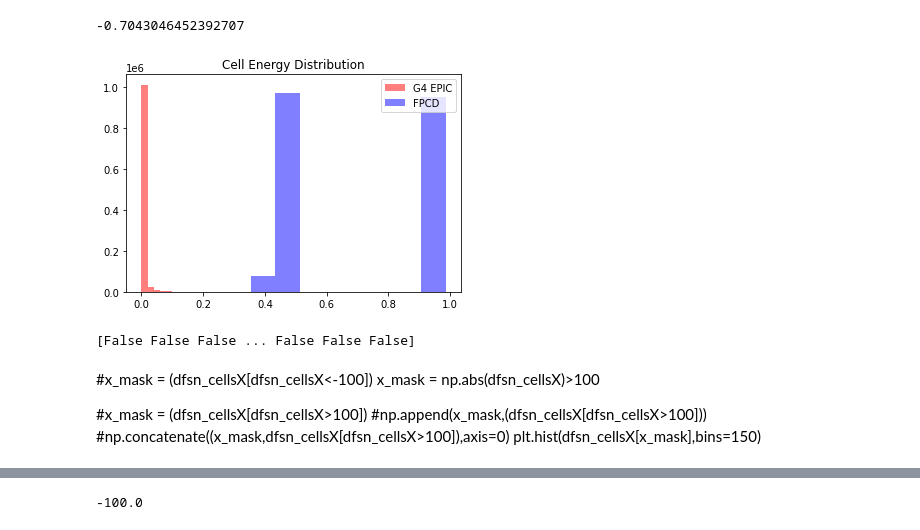
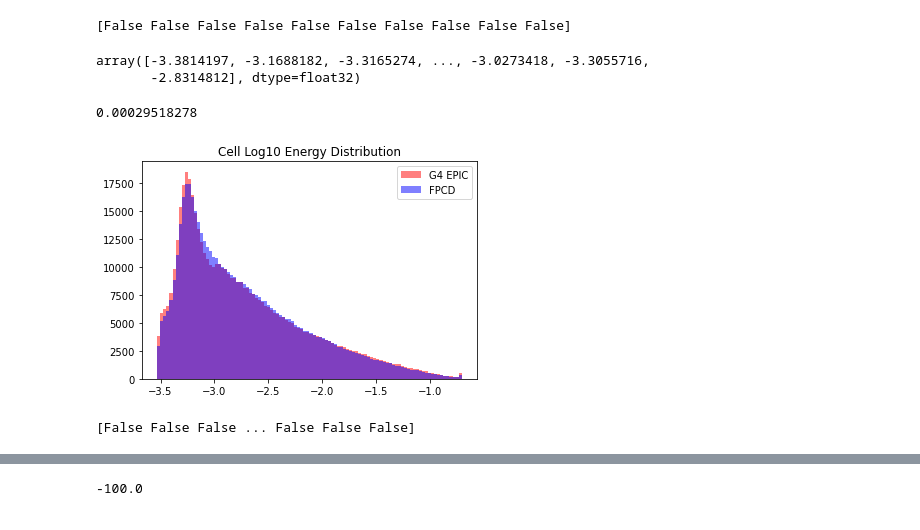
Before and after one commit to ftoralesacosta/GSGM_for_EIC_Calo, a Jupyter notebook: scripts/Compare_Geant_Diffussion.ipynb, the cells around one changed output, grey strips where cells are left out. Saved outputs shown, nothing was run; the diff lists cells and outputs as text; code cells hidden in the pictures.

```diff
--- a/scripts/Compare_Geant_Diffussion.ipynb
+++ b/scripts/Compare_Geant_Diffussion.ipynb
@@ -5,7 +6,22 @@ import matplotlib.pyplot as plt
 # %%
-geant4_name = "improved_200cells_FPCD.hdf5"
+#geant4_name = "improved_200cells_FPCD.hdf5"
+#geant4_name = "smeared_200cells_FPCD.hdf5"
+#geant4_name = 'improvedMIP_200cells_FPCD.hdf5'
+#geant4_name = "smeared_20keV_200cells_FPCD.hdf5"
+#geant4_name = "newMIP_smeared_20keV_200cells_FPCD.hdf5"
+geant4_name = "G4_Discrete.h5"
+
+
 #diffusion_name = "GSGM_MaskedMean.h5"
-diffusion_name = "GSGM.h5"
+#diffusion_name = "GSGM_spikes.h5"
+#diffusion_name = "GSGM_nospikes_300Epochs.h5"
+#diffusion_name = "GSGM.h5"
+diffusion_name = "GSGM_Discrete.h5"
+
+
+#diffusion_name = "GSGM_Discrete.h5"
+#diffusion_name = "GSGM_norevert.h5"
+#diffusion_name = "GSGM_Discrete.h5"
 
 g4 = h5py.File(geant4_name, 'r')
 dfsn = h5py.File(diffusion_name,'r')
@@ -32,0 +39,4 @@ print(np.shape(g4['hcal_cells']))
+# %%
+MASK = g4['hcal_cells'][:nevts,:,-1] == 1
+not_MASK = g4['hcal_cells'][:nevts,:,-1] == 0
+neg_MASK = g4['hcal_cells'][:nevts,:,-1] == -0
@@ -33,32 +53,38 @@ print(np.shape(g4['hcal_cells']))
+# %%
+MASK = np.ravel(MASK)
+not_MASK = np.ravel(not_MASK)
+neg_MASK = np.ravel(neg_MASK)
+# %%
+print(MASK[-10:])
+# %% [output]
+[False False False False False False False False False False]
 # %%
 g4_cellsE = np.ravel(g4['hcal_cells'][:nevts,:,0])
 dfsn_cellsE = np.ravel(dfsn['cell_features'][:,:,0])
 
 mask = g4_cellsE != 0.0
 mask_dfsn = dfsn_cellsE != 0
+
+np.log10(g4_cellsE[mask])
+# %% [output]
+array([-3.3814197, -3.1688182, -3.3165274, ..., -3.0273418, -3.3055716,
+       -2.8314812], dtype=float32)
-# %%
-print(np.min(dfsn_cellsE[mask_dfsn]))
-# %% [output]
--0.7043046452392707
+# %%
+np.min(g4_cellsE[mask])
+# %% [output]
+0.00029518278
 # %%
-cellsE_bins = np.linspace(0,0.001,20)
-plt.hist(np.ravel(g4_cellsE[mask]),alpha=0.5,label="G4 EPIC",color="red")
-plt.hist(np.ravel(10**dfsn_cellsE[mask_dfsn]),alpha=0.5,label="FPCD",color="blue")
-#plt.ylim(0,0.2e6)
+cellsE_bins = np.linspace(0,0.001,200)
+
+plt.hist(np.ravel((np.log10(g4_cellsE[MASK]))),bins=100,alpha=0.5,label="G4 EPIC",color="red")
+plt.hist(np.ravel(dfsn_cellsE[mask_dfsn]),bins=100,alpha=0.5,label="FPCD",color="blue")
+#plt.ylim(0,0.8e7)
 plt.legend()
-_ = plt.title("Cell Energy Distribution")
+_ = plt.title("Cell Log10 Energy Distribution")
 plt.savefig("CellE.pdf")
 # %% [output]
-[figure, old version]
+[figure, new version]
 # %%
 print(g4_cellsE[mask]==0)
 # %% [output]
 [False False False ... False False False]
-# %% [markdown]
-#x_mask = (dfsn_cellsX[dfsn_cellsX<-100])
-x_mask = np.abs(dfsn_cellsX)>100
-
-#x_mask = (dfsn_cellsX[dfsn_cellsX>100])
-#np.append(x_mask,(dfsn_cellsX[dfsn_cellsX>100]))
-#np.concatenate((x_mask,dfsn_cellsX[dfsn_cellsX>100]),axis=0)
-plt.hist(dfsn_cellsX[x_mask],bins=150)
```
Also changed, not shown: parts of 20 cells of this notebook, 2 other files.
